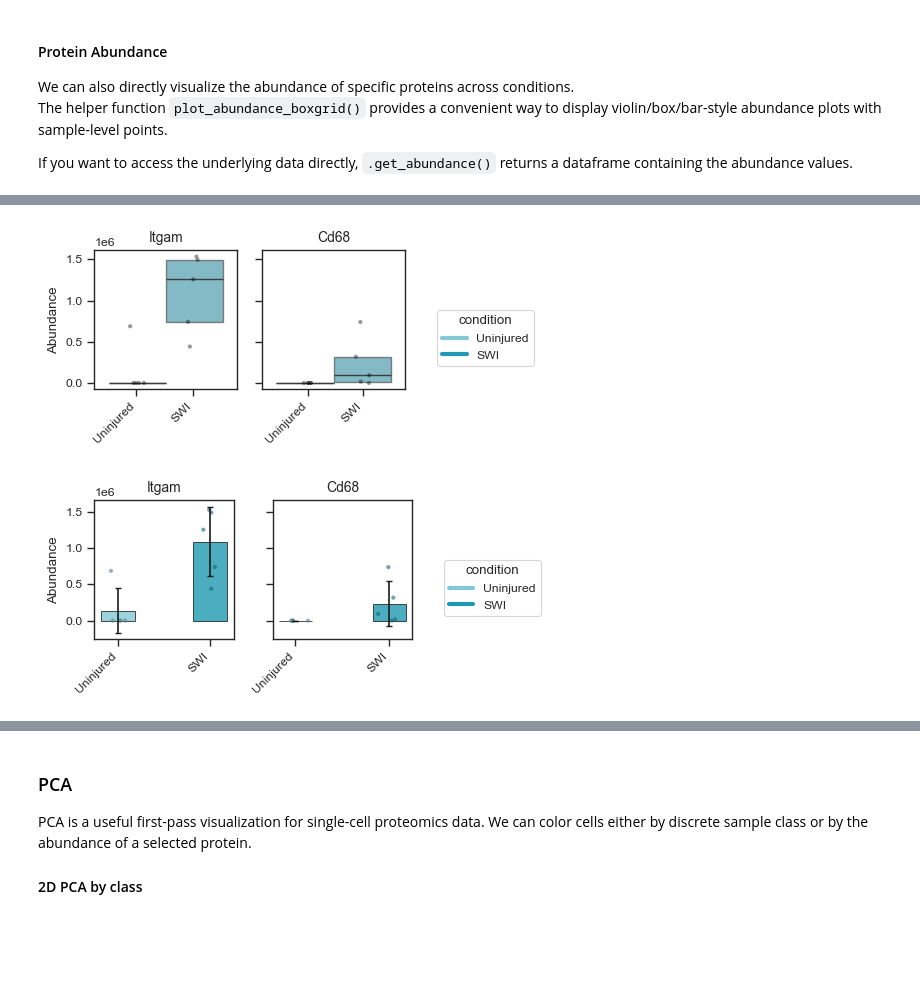
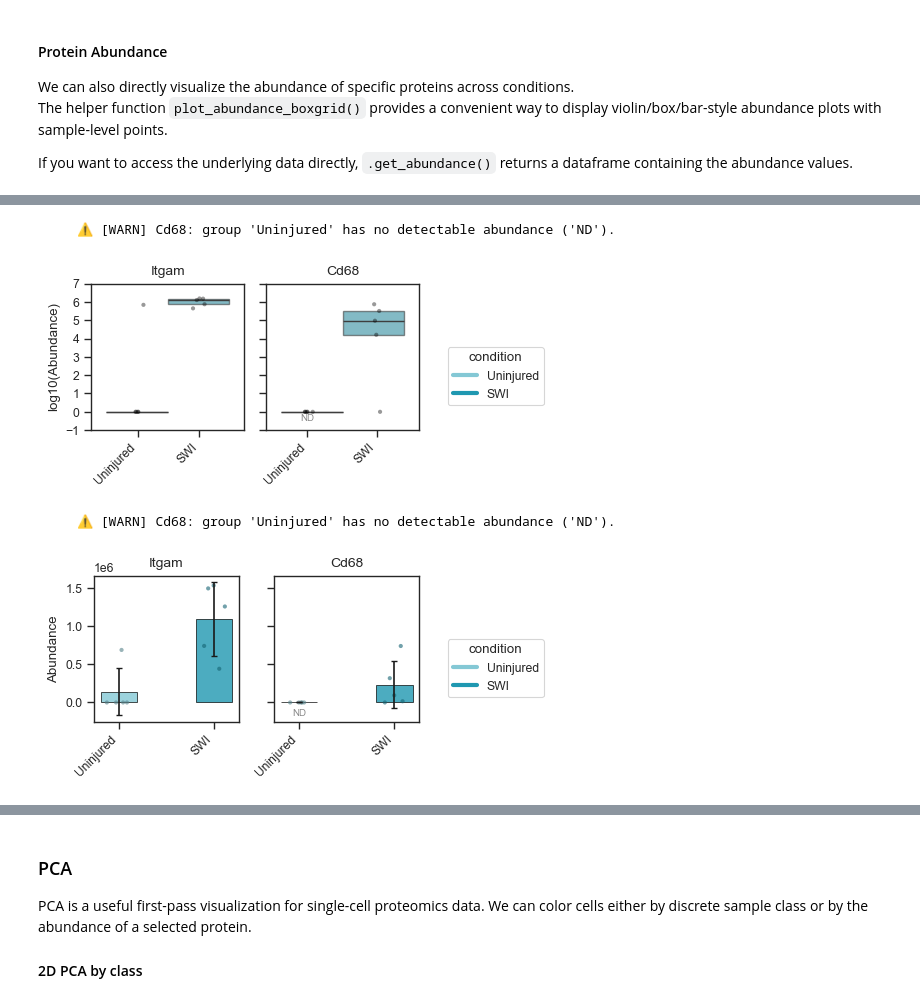
Before and after one commit to gnaprs/scpviz, a Jupyter notebook: docs/tutorials/single_cell.ipynb, the cells around one changed output, grey strips where cells are left out. Drawn from its saved outputs; the diff is of its cells as text; code cells hidden in the pictures; blank space fills up the shorter version.

```diff
--- a/docs/tutorials/single_cell.ipynb
+++ b/docs/tutorials/single_cell.ipynb
@@ -406,26 +406,32 @@ abundance_itgam_cd68
 | 18 | 20240601_Aur60minDIA_S12_astrocyt... | P31996 | 0.000000e+00 | 20240601_Aur60minDIA_S12_astrocyt... | 20240601 | Aur60minDIA | S12 | astrocyte | J14 | ... |
 | 19 | 20240601_Aur60minDIA_S12_scartiss... | P31996 | 0.000000e+00 | 20240601_Aur60minDIA_S12_scartiss... | 20240601 | Aur60minDIA | S12 | scartissue | K11 | ... |
 # %%
+# showing in log10 y axis scale
+
 text_kwargs = dict(
     fontsize=11,
     color="black",
     offset=1,
 )
 
 figsize = (2, 2.5)
 
 fig, ax = pdata_sc_norm.plot_abundance_boxgrid(
     namelist=["Itgam", "Cd68"],
     classes="condition",
     plot_type="box",
+    log_scale=True,
     figsize=figsize,
     text_kwargs=text_kwargs,
     palette=condition_color,
 )
 plt.show()
 # %% [output]
+     ⚠️ [WARN] Cd68: group 'Uninjured' has no detectable abundance ('ND').
-[figure, old version]
+[figure, new version]
 # %%
+# showing in raw abundance y axis scale
+
 figsize = (2, 2.5)
 bar_kwargs = {"width": 0.15}
 
@@ -433,10 +439,13 @@ fig, ax = pdata_sc_norm.plot_abundance_boxgrid(
     namelist=["Itgam", "Cd68"],
     classes="condition",
     plot_type="bar",
+    log_scale=False,
     figsize=figsize,
     bar_kwargs=bar_kwargs,
     palette=condition_color,
+    nd_kwargs={"y_axes_offset": 0.03} # adjust position if needed
 )
 plt.show()
 # %% [output]
+     ⚠️ [WARN] Cd68: group 'Uninjured' has no detectable abundance ('ND').
-[figure, old version]
+[figure, new version]
```
Also changed, not shown: parts of 4 cells of this notebook, 11 other files.
